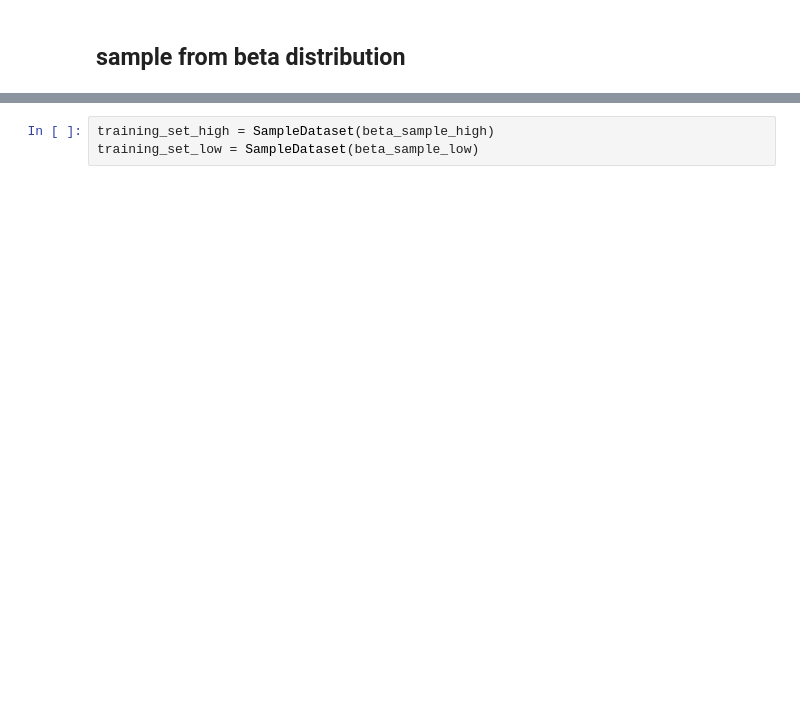
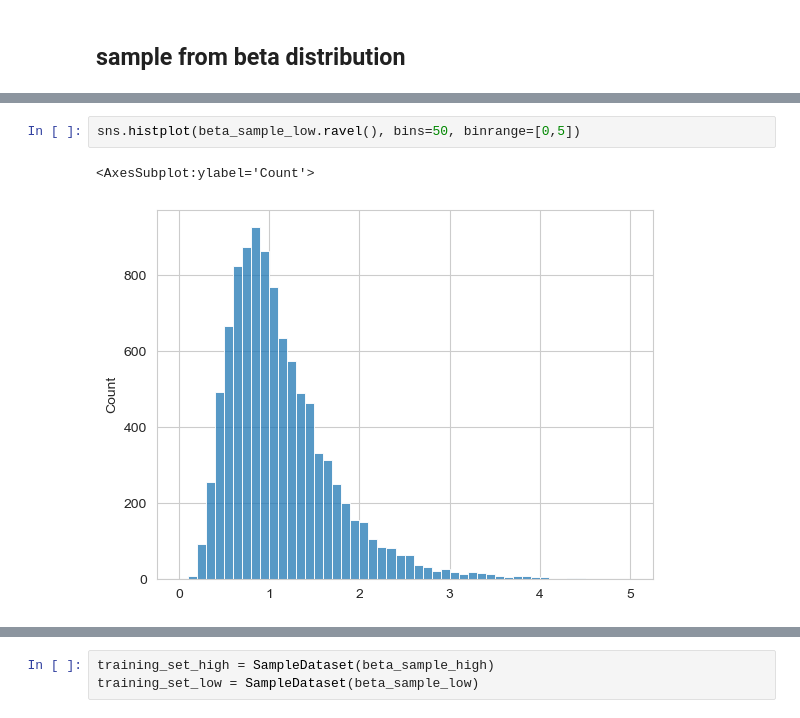
Before and after one commit to AlexF1994/bhsgan, a Jupyter notebook: simulation_normal_distribution.ipynb, the cells around one changed output, grey strips where cells are left out. Saved outputs shown, nothing was run; the diff lists cells and outputs as text; blank space fills up the shorter version.

```diff
--- a/simulation_normal_distribution.ipynb
+++ b/simulation_normal_distribution.ipynb
@@ -61,0 +67,5 @@ sns.histplot(beta_sample_low)
+# %%
+sns.histplot(beta_sample_low.ravel(), bins=50, binrange=[0,5])
+# %% [output]
+<AxesSubplot:ylabel='Count'>
+[figure, added]
```
Also changed, not shown: parts of 32 cells of this notebook, 5 other files.
